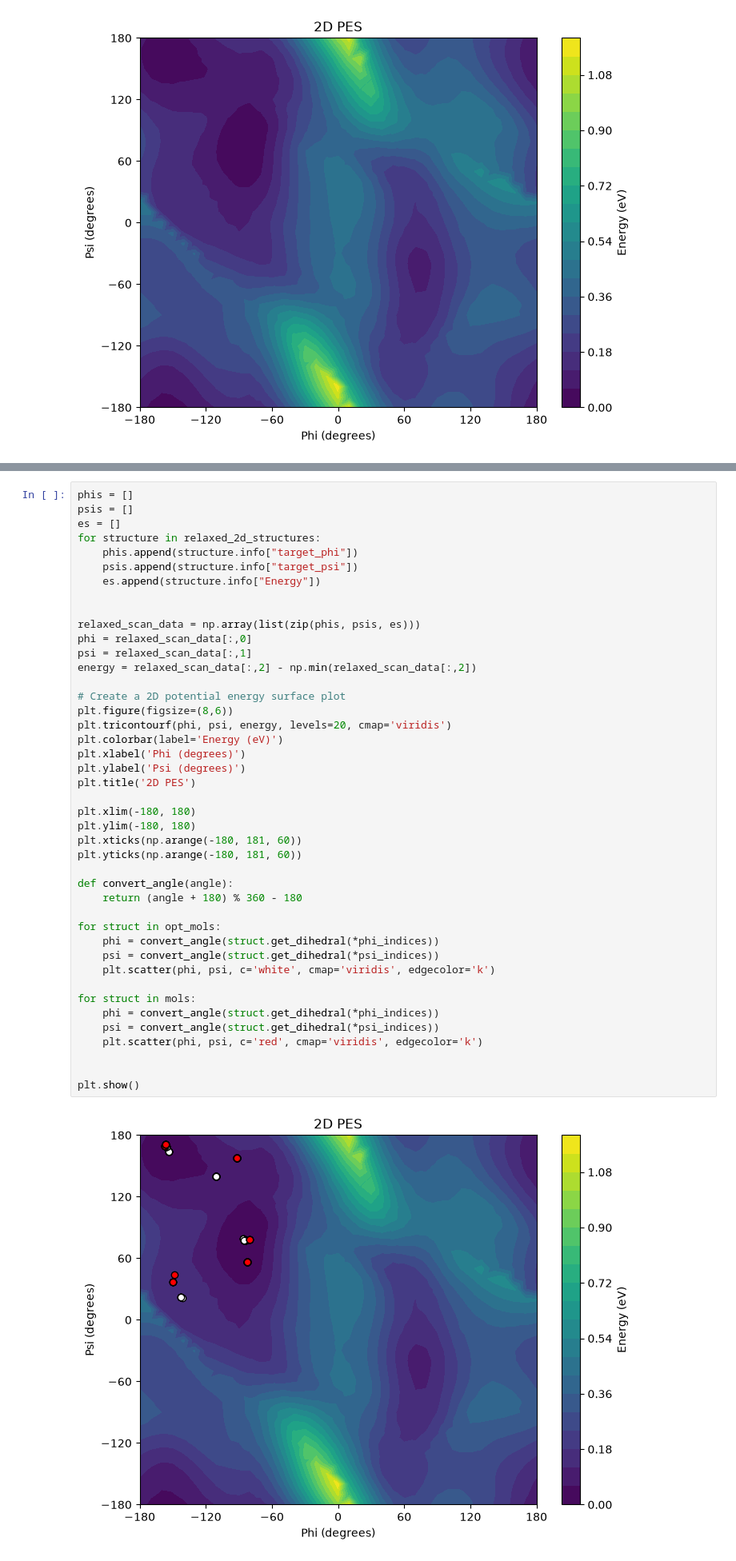
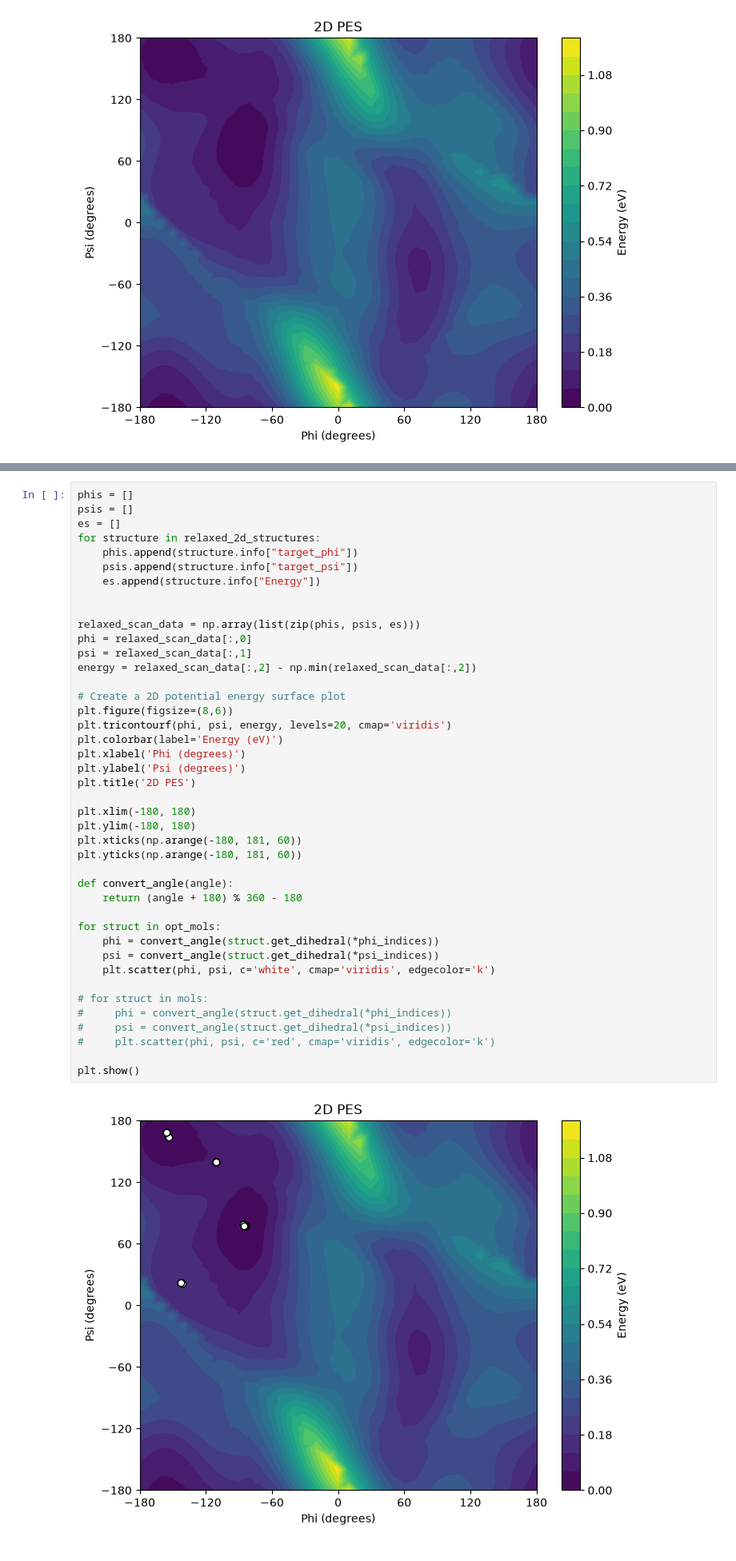
Before and after one commit to Tabor-Research-Group/mlip-demo, a Jupyter notebook: demo/ConformerSampling/ConformerSampling.ipynb, the cells around one changed output, grey strips where cells are left out. Shown at 80% size. Saved outputs shown, nothing was run; the diff lists cells and outputs as text.

```diff
--- a/demo/ConformerSampling/ConformerSampling.ipynb
+++ b/demo/ConformerSampling/ConformerSampling.ipynb
@@ -258,36 +260,35 @@ for structure in relaxed_2d_structures:
 
 relaxed_scan_data = np.array(list(zip(phis, psis, es)))
 phi = relaxed_scan_data[:,0]
 psi = relaxed_scan_data[:,1]
 energy = relaxed_scan_data[:,2] - np.min(relaxed_scan_data[:,2])
 
 # Create a 2D potential energy surface plot
 plt.figure(figsize=(8,6))
 plt.tricontourf(phi, psi, energy, levels=20, cmap='viridis')
 plt.colorbar(label='Energy (eV)')
 plt.xlabel('Phi (degrees)')
 plt.ylabel('Psi (degrees)')
 plt.title('2D PES')
 
 plt.xlim(-180, 180)
 plt.ylim(-180, 180)
 plt.xticks(np.arange(-180, 181, 60))
 plt.yticks(np.arange(-180, 181, 60))
 
 def convert_angle(angle):
     return (angle + 180) % 360 - 180
 
 for struct in opt_mols:
     phi = convert_angle(struct.get_dihedral(*phi_indices))
     psi = convert_angle(struct.get_dihedral(*psi_indices))
     plt.scatter(phi, psi, c='white', cmap='viridis', edgecolor='k')
 
-for struct in mols:
-    phi = convert_angle(struct.get_dihedral(*phi_indices))
-    psi = convert_angle(struct.get_dihedral(*psi_indices))
-    plt.scatter(phi, psi, c='red', cmap='viridis', edgecolor='k')
-
+# for struct in mols:
+#     phi = convert_angle(struct.get_dihedral(*phi_indices))
+#     psi = convert_angle(struct.get_dihedral(*psi_indices))
+#     plt.scatter(phi, psi, c='red', cmap='viridis', edgecolor='k')
 
 plt.show()
 # %% [output]
-[figure, old version]
+[figure, new version]
```
Also changed, not shown: parts of 1 cell of this notebook.
